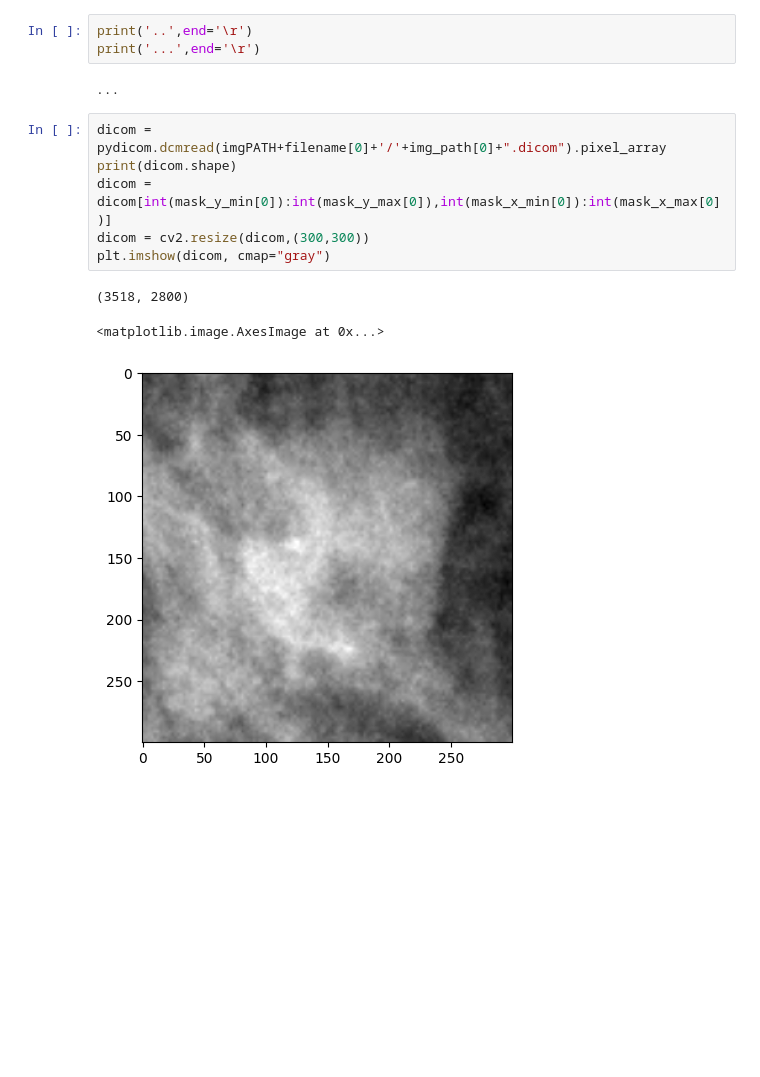
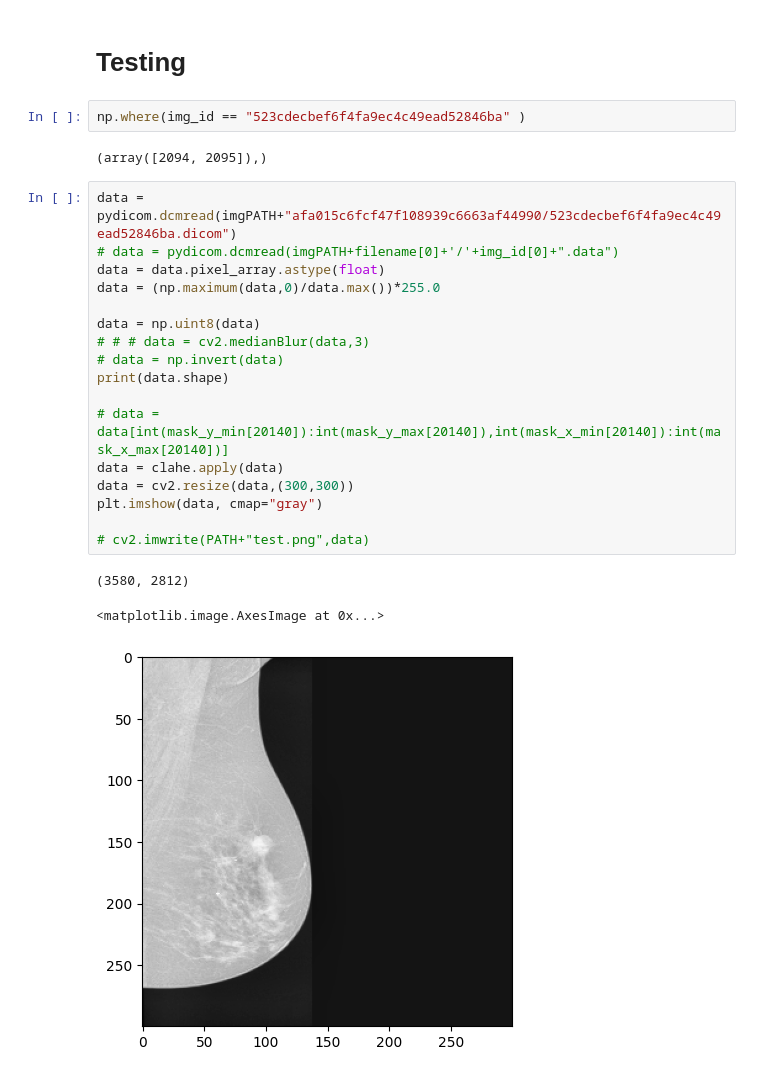
Before and after one commit to ChoyJJ/FYP_B, a Jupyter notebook: Pass_test/VinDr-Mammo_ROI.ipynb, the cells around one changed output. Cells and saved outputs as stored; diff of their text form; blank space fills up the shorter version.

```diff
--- a/Pass_test/VinDr-Mammo_ROI.ipynb
+++ b/Pass_test/VinDr-Mammo_ROI.ipynb
@@ -80,15 +88,27 @@ print("Completed!")
-# %%
-print('..',end='\r')
-print('...',end='\r')
-# %% [output]
-...
-# %%
-dicom = pydicom.dcmread(imgPATH+filename[0]+'/'+img_path[0]+".dicom").pixel_array
-print(dicom.shape)
-dicom = dicom[int(mask_y_min[0]):int(mask_y_max[0]),int(mask_x_min[0]):int(mask_x_max[0])]
-dicom = cv2.resize(dicom,(300,300))
-plt.imshow(dicom, cmap="gray")
-# %% [output]
-(3518, 2800)
-<matplotlib.image.AxesImage at 0x...>
-[figure, removed]
+# %% [markdown]
+# Testing
+# %%
+np.where(img_id == "523cdecbef6f4fa9ec4c49ead52846ba" )
+# %% [output]
+(array([2094, 2095]),)
+# %%
+data = pydicom.dcmread(imgPATH+"afa015c6fcf47f108939c6663af44990/523cdecbef6f4fa9ec4c49ead52846ba.dicom")
+# data = pydicom.dcmread(imgPATH+filename[0]+'/'+img_id[0]+".data")
+data = data.pixel_array.astype(float)
+data = (np.maximum(data,0)/data.max())*255.0
+
+data = np.uint8(data)
+# # # data = cv2.medianBlur(data,3)
+# data = np.invert(data)
+print(data.shape)
+
+# data = data[int(mask_y_min[20140]):int(mask_y_max[20140]),int(mask_x_min[20140]):int(mask_x_max[20140])]
+data = clahe.apply(data)
+data = cv2.resize(data,(300,300))
+plt.imshow(data, cmap="gray")
+
+# cv2.imwrite(PATH+"test.png",data)
+# %% [output]
+(3580, 2812)
+<matplotlib.image.AxesImage at 0x...>
+[figure, added]
```
Also changed, not shown: parts of 8 cells of this notebook, 1 other file.
